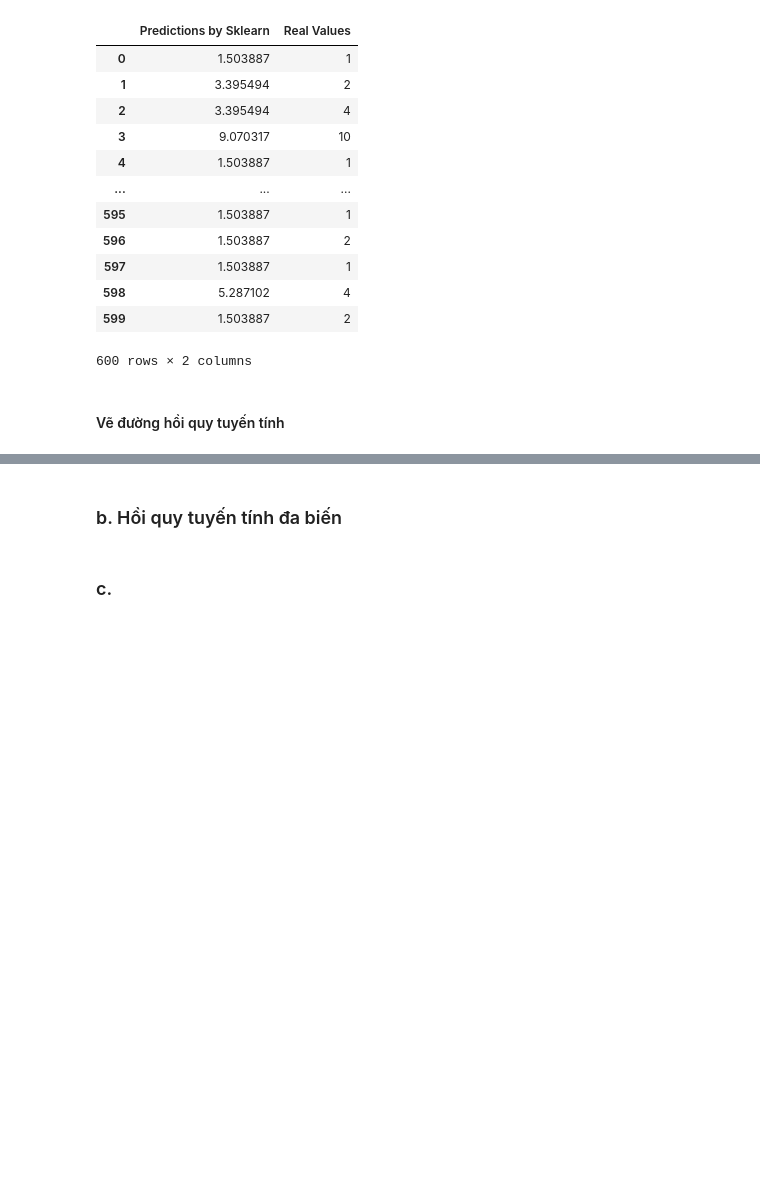
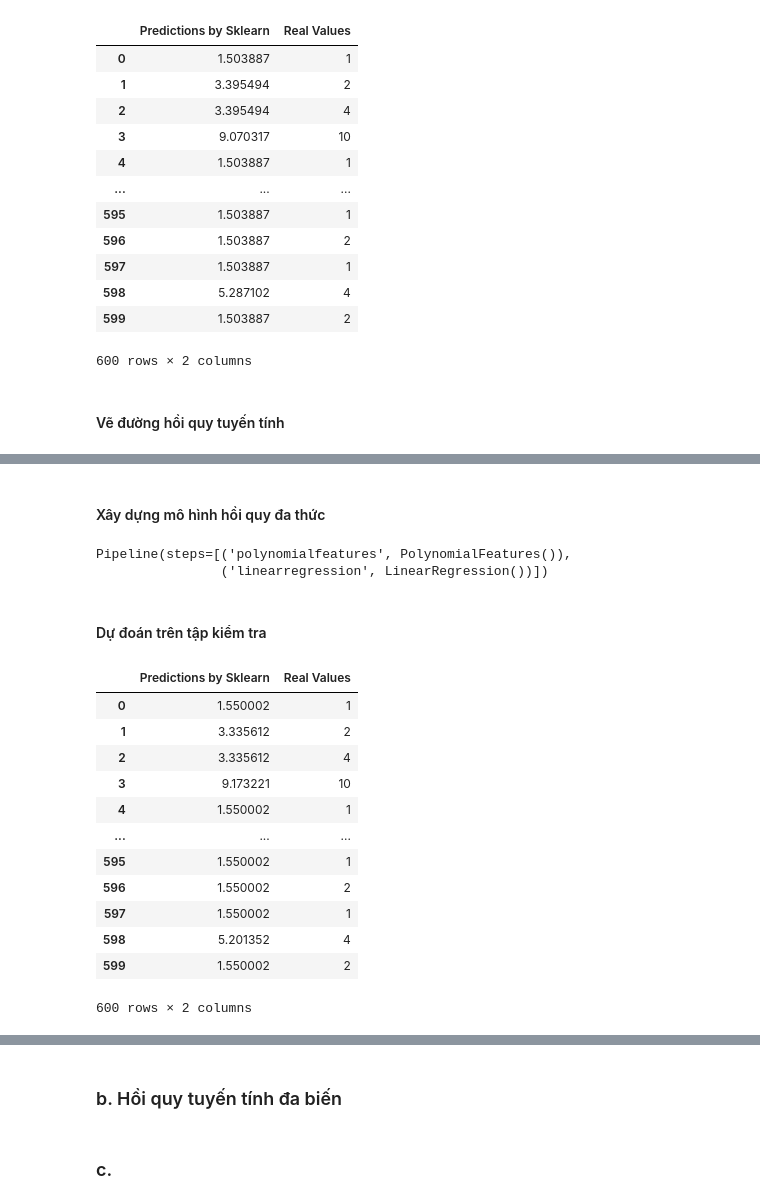
Before and after one commit to NgHuyen137/Intro2DS_Project, a Jupyter notebook: notebooks/4.0-data-modelling.ipynb, the cells around one changed output, grey strips where cells are left out. Cells and saved outputs as stored; diff of their text form; code cells hidden in the pictures; blank space fills up the shorter version.

```diff
--- a/notebooks/4.0-data-modelling.ipynb
+++ b/notebooks/4.0-data-modelling.ipynb
@@ -153,0 +143,32 @@ plt.show()
+# %% [markdown]
+#### Xây dựng mô hình hồi quy đa thức
+# %%
+# Xây dựng mô hình hồi quy đa thức bậc 2
+degree = 2
+poly2_model = make_pipeline(PolynomialFeatures(degree), LinearRegression())
+poly2_model.fit(X_train, y_train)
+# %% [output]
+Pipeline(steps=[('polynomialfeatures', PolynomialFeatures()),
+                ('linearregression', LinearRegression())])
+# %% [markdown]
+#### Dự đoán trên tập kiểm tra
+# %%
+# Dự đoán trên tập kiểm tra
+y_test_poly2_pred = poly2_model.predict(X_test)
+dic={'Predictions by Sklearn': list(y_test_poly2_pred), 'Real Values':list(y_test)}
+comparison_df=pd.DataFrame(dic)
+comparison_df
+# %% [output]
+|  | Predictions by Sklearn | Real Values |
+| 0 | 1.550002 | 1 |
+| 1 | 3.335612 | 2 |
+| 2 | 3.335612 | 4 |
+| 3 | 9.173221 | 10 |
+| 4 | 1.550002 | 1 |
+| ... | ... | ... |
+| 595 | 1.550002 | 1 |
+| 596 | 1.550002 | 2 |
+| 597 | 1.550002 | 1 |
+| 598 | 5.201352 | 4 |
+| 599 | 1.550002 | 2 |
+600 rows × 2 columns
```
Also changed, not shown: parts of 38 cells of this notebook.
